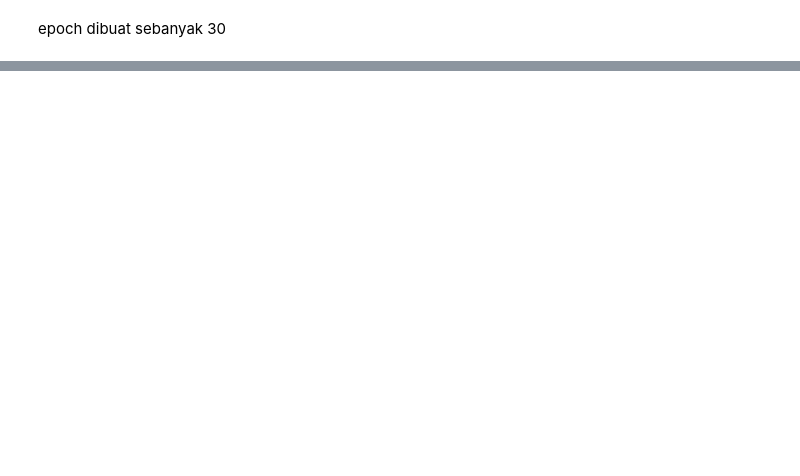
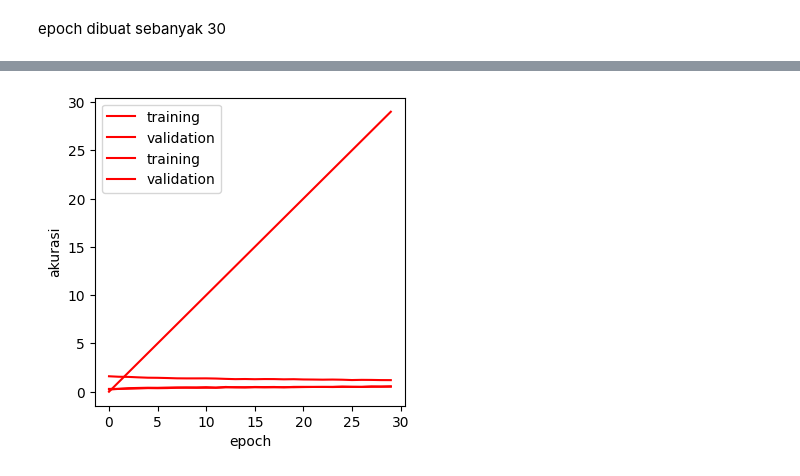
Before and after one commit to riskykrnawan/PA_KB, a Jupyter notebook: PA_KB.ipynb, the cells around one changed output, grey strips where cells are left out. Saved outputs shown, nothing was run; the diff lists cells and outputs as text; code cells hidden in the pictures; blank space fills up the shorter version.

```diff
--- a/PA_KB.ipynb
+++ b/PA_KB.ipynb
@@ -239,34 +275,36 @@ plt.show()
 # %%
 acc = history.history['accuracy']
 val_acc = history.history['val_accuracy']
 
 loss = history.history['loss']
 val_loss = history.history['val_loss']
 
 epochs = range(len(acc))
 
 plt.figure(1, figsize=(4,4))
-plt.plot(x,  acc, c='r', label='training')
-plt.plot(x,  val_acc, c='r', label='validation')
+plt.plot(epochs,  acc, c='r', label='training')
+plt.plot(epochs,  val_acc, c='r', label='validation')
 plt.legend()
 plt.xlabel('epoch')
 plt.ylabel('akurasi')
 
 plt.figure(1, figsize=(4,4))
-plt.plot(x,  loss, c='r', label='training')
-plt.plot(x,  epochs, c='r', label='validation')
+plt.plot(epochs,  loss, c='r', label='training')
+plt.plot(epochs,  epochs, c='r', label='validation')
 plt.legend()
 plt.xlabel('epoch')
 plt.ylabel('akurasi')
 
 plt.show()
 
 # plt.plot(epochs, acc, 'r', label='Akurasi Training')
 # plt.plot(epochs, val_acc, 'g', label='Akurasi Validation')
 
 # plt.xlabel('Epochs')
 # plt.ylabel('Akurasi')
 # plt.title('Akurasi Training and validation')
 # plt.grid(axis='both')
 
 # plt.show()
+# %% [output]
+[figure, added]
```
Also changed, not shown: parts of 12 cells of this notebook.
